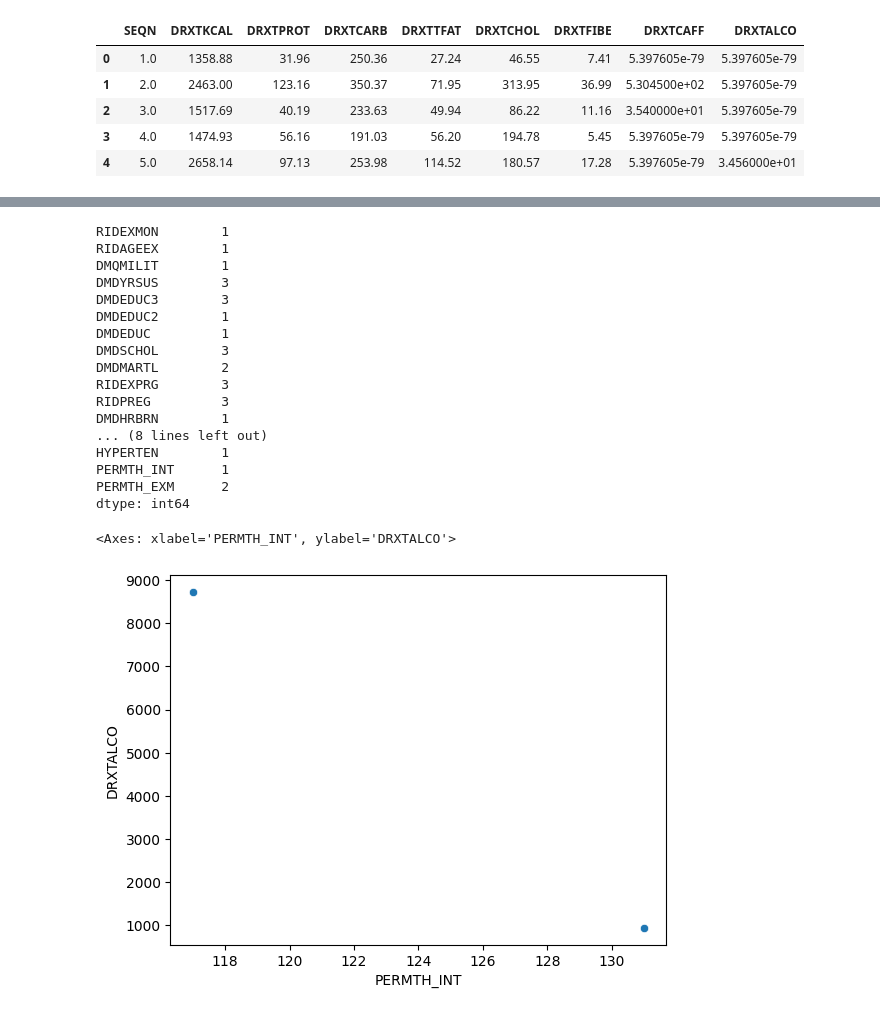
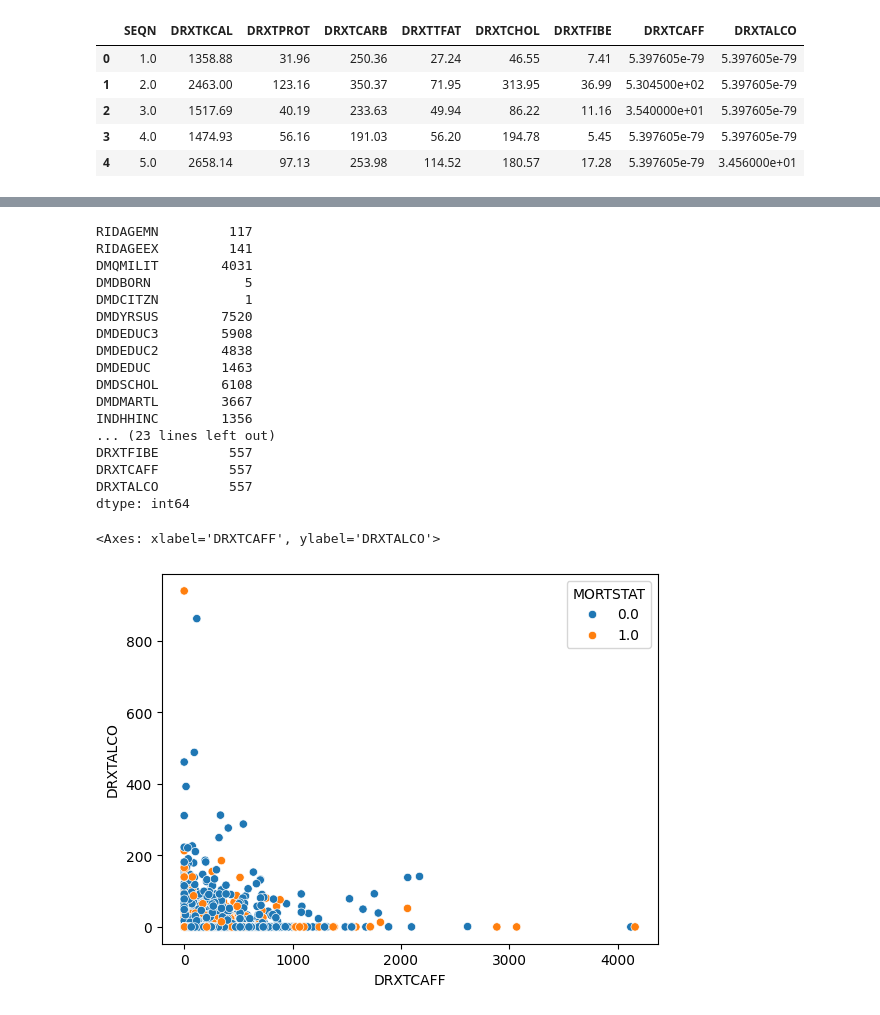
Before and after one commit to fje9hz/Analytics_Project_1-, a Jupyter notebook: Project_1.ipynb, the cells around one changed output, grey strips where cells are left out. Saved outputs shown, nothing was run; the diff lists cells and outputs as text; code cells hidden in the pictures.

```diff
--- a/Project_1.ipynb
+++ b/Project_1.ipynb
@@ -96,7 +96,7 @@ hdf[['SEQN', 'DRXTKCAL', 'DRXTPROT', 'DRXTCARB', 'DRXTTFAT', 'DRXTCHOL', 'DRXTFI
 | 3 | 4.0 | 1474.93 | 56.16 | 191.03 | 56.20 | 194.78 | 5.45 | 5.397605e-79 | 5.397605e-79 |
 | 4 | 5.0 | 2658.14 | 97.13 | 253.98 | 114.52 | 180.57 | 17.28 | 5.397605e-79 | 3.456000e+01 |
 # %%
-filtered_df = hdf[['SEQN', 'DRXTKCAL', 'DRXTPROT', 'DRXTCARB', 'DRXTTFAT', 'DRXTCHOL', 'DRXTFIBE', 'DRXTCAFF', 'DRXTALCO']].describe()
+filtered_df = hdf[['SEQN', 'DRXTKCAL', 'DRXTPROT', 'DRXTCARB', 'DRXTTFAT', 'DRXTCHOL', 'DRXTFIBE', 'DRXTCAFF', 'DRXTALCO']]
 # %%
 new_df = df.merge(filtered_df, on="SEQN", how="inner") # Merge diet dataset with previously merged dataset on SEQN variable
 new_df.head()
@@ -111,25 +113,25 @@ missing = new_df.isnull().sum()
 missing = missing[missing > 0]
 missing
 # %% [output]
-RIDEXMON        1
-RIDAGEEX        1
-DMQMILIT        1
-DMDYRSUS        3
-DMDEDUC3        3
-DMDEDUC2        1
-DMDEDUC         1
-DMDSCHOL        3
-DMDMARTL        2
-RIDEXPRG        3
-RIDPREG         3
-DMDHRBRN        1
-... (8 lines left out)
-HYPERTEN        1
-PERMTH_INT      1
-PERMTH_EXM      2
+RIDAGEMN         117
+RIDAGEEX         141
+DMQMILIT        4031
+DMDBORN            5
+DMDCITZN           1
+DMDYRSUS        7520
+DMDEDUC3        5908
+DMDEDUC2        4838
+DMDEDUC         1463
+DMDSCHOL        6108
+DMDMARTL        3667
+INDHHINC        1356
+... (23 lines left out)
+DRXTFIBE         557
+DRXTCAFF         557
+DRXTALCO         557
 dtype: int64
 # %%
-sns.scatterplot(new_df, x="PERMTH_INT", y="DRXTALCO")
+sns.scatterplot(new_df, x="DRXTCAFF", y="DRXTALCO", hue = "MORTSTAT")
 # %% [output]
-<Axes: xlabel='PERMTH_INT', ylabel='DRXTALCO'>
+<Axes: xlabel='DRXTCAFF', ylabel='DRXTALCO'>
-[figure, old version]
+[figure, new version]
```
Also changed, not shown: parts of 6 cells of this notebook.
